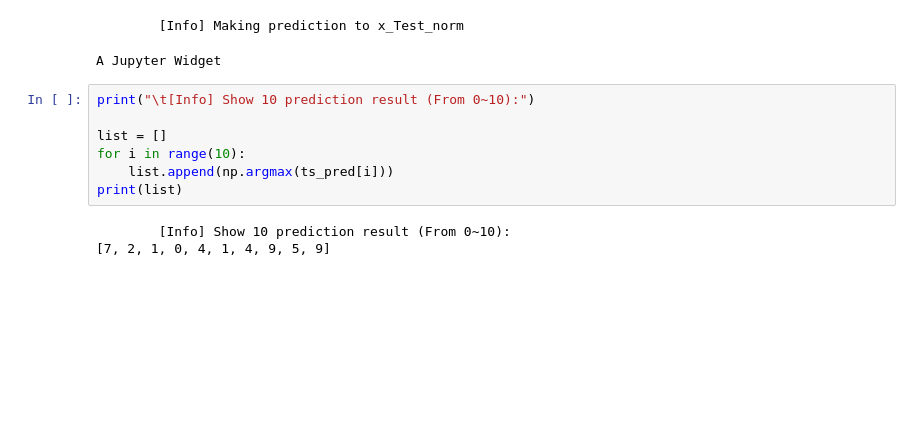
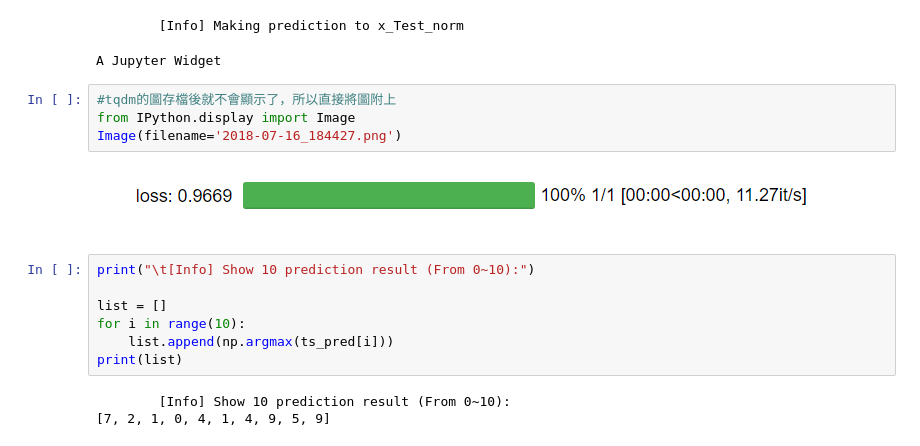
Before and after one commit to cora2929/AIA, a Jupyter notebook: MNIST/MNIST.ipynb, the cells around one changed output. Cells and saved outputs as stored; diff of their text form; blank space fills up the shorter version.

```diff
--- a/MNIST/MNIST.ipynb
+++ b/MNIST/MNIST.ipynb
@@ -375,6 +375,12 @@ for j in i:
 # %% [output]
         [Info] Making prediction to x_Test_norm
 A Jupyter Widget
+# %%
+#tqdm的圖存檔後就不會顯示了，所以直接將圖附上
+from IPython.display import Image
+Image(filename='2018-07-16_184427.png')
+# %% [output]
+[figure, added]
 # %%
 print("\t[Info] Show 10 prediction result (From 0~10):")
 
```
Also changed, not shown: parts of 4 cells of this notebook, 3 other files.
